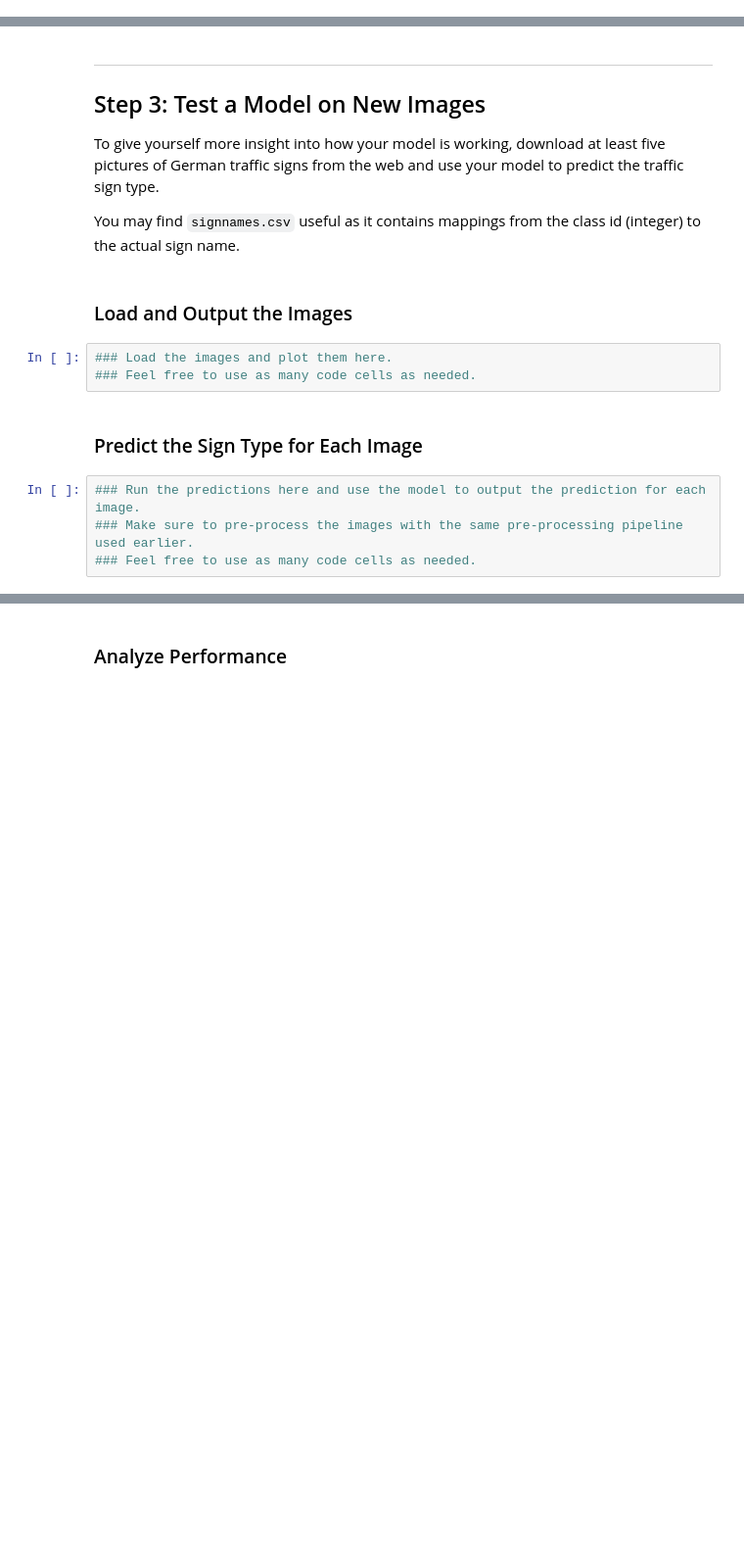
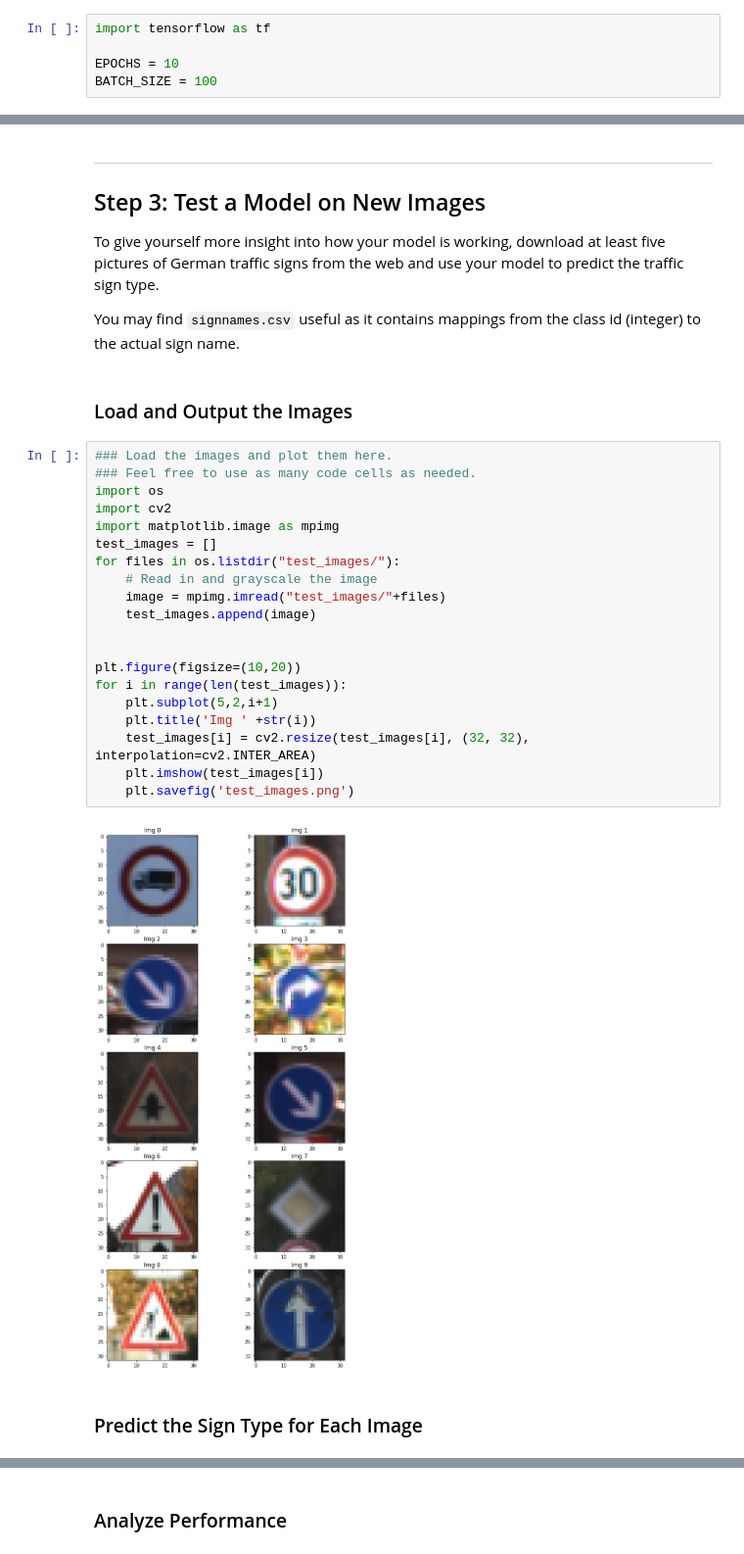
Before and after one commit to yinongtan/CarND_term_1, a Jupyter notebook: P2_Traffic_Sign_Classifier/Traffic_Sign_Classifier.ipynb, the cells around one changed output, grey strips where cells are left out. Shown: that part at 98% size. Drawn from its saved outputs; the diff is of its cells as text; blank space fills up the shorter version.

```diff
--- a/P2_Traffic_Sign_Classifier/Traffic_Sign_Classifier.ipynb
+++ b/P2_Traffic_Sign_Classifier/Traffic_Sign_Classifier.ipynb
@@ -125,2 +232,7 @@ Use the code cell (or multiple code cells, if necessary) to implement the first
+# %%
+import tensorflow as tf
+
+EPOCHS = 10
+BATCH_SIZE = 100
 # %% [markdown]
 ### Model Architecture
@@ -148,12 +411,27 @@ To give yourself more insight into how your model is working, download at least
 You may find `signnames.csv` useful as it contains mappings from the class id (integer) to the actual sign name.
 # %% [markdown]
 ### Load and Output the Images
-# %%
-### Load the images and plot them here.
-### Feel free to use as many code cells as needed.
+# %%
+### Load the images and plot them here.
+### Feel free to use as many code cells as needed.
+import os
+import cv2
+import matplotlib.image as mpimg
+test_images = []
+for files in os.listdir("test_images/"):
+    # Read in and grayscale the image
+    image = mpimg.imread("test_images/"+files)
+    test_images.append(image)
+
+
+plt.figure(figsize=(10,20))
+for i in range(len(test_images)):
+    plt.subplot(5,2,i+1)
+    plt.title('Img ' +str(i))
+    test_images[i] = cv2.resize(test_images[i], (32, 32), interpolation=cv2.INTER_AREA)
+    plt.imshow(test_images[i])
+    plt.savefig('test_images.png')
+# %% [output]
+[figure, added]
 # %% [markdown]
 ### Predict the Sign Type for Each Image
-# %%
-### Run the predictions here and use the model to output the prediction for each image.
-### Make sure to pre-process the images with the same pre-processing pipeline used earlier.
-### Feel free to use as many code cells as needed.
```
Also changed, not shown: parts of 17 cells of this notebook, 35 other files.
